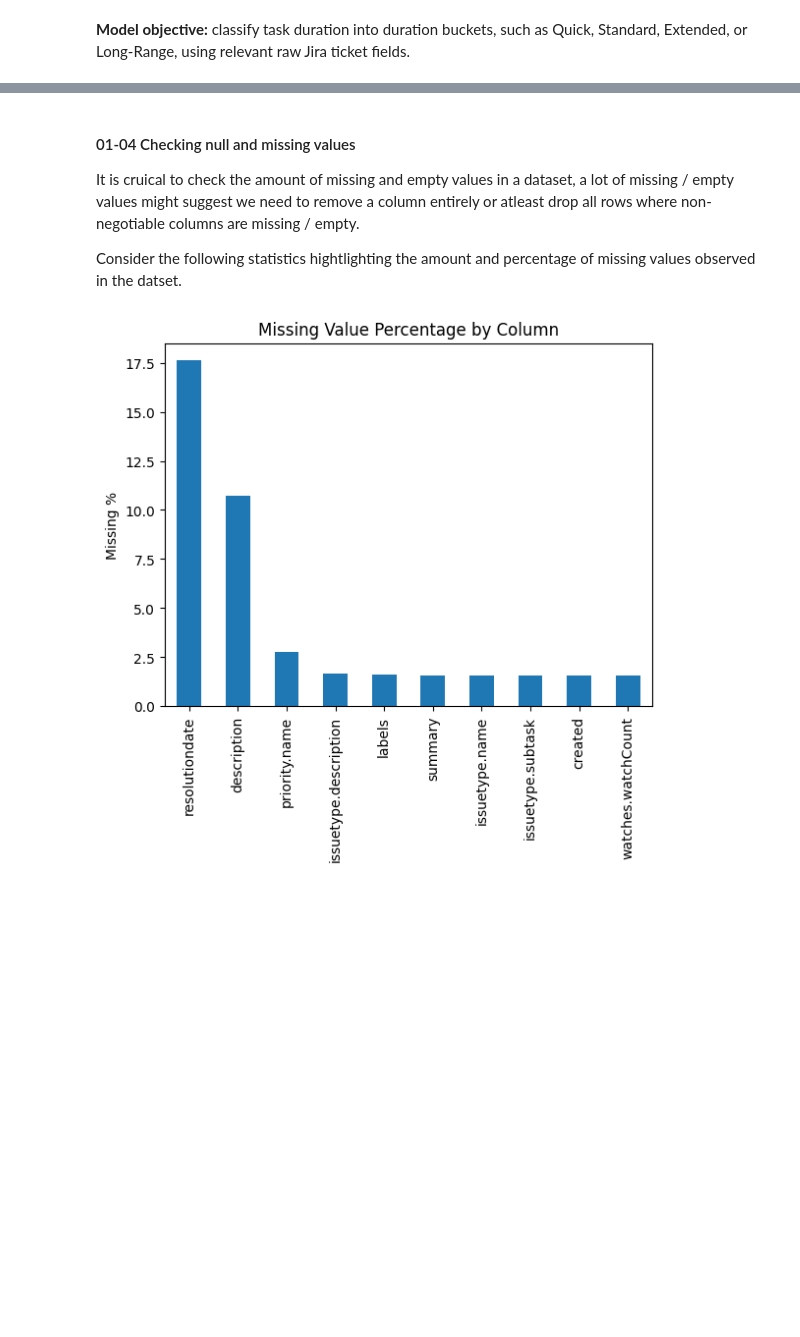
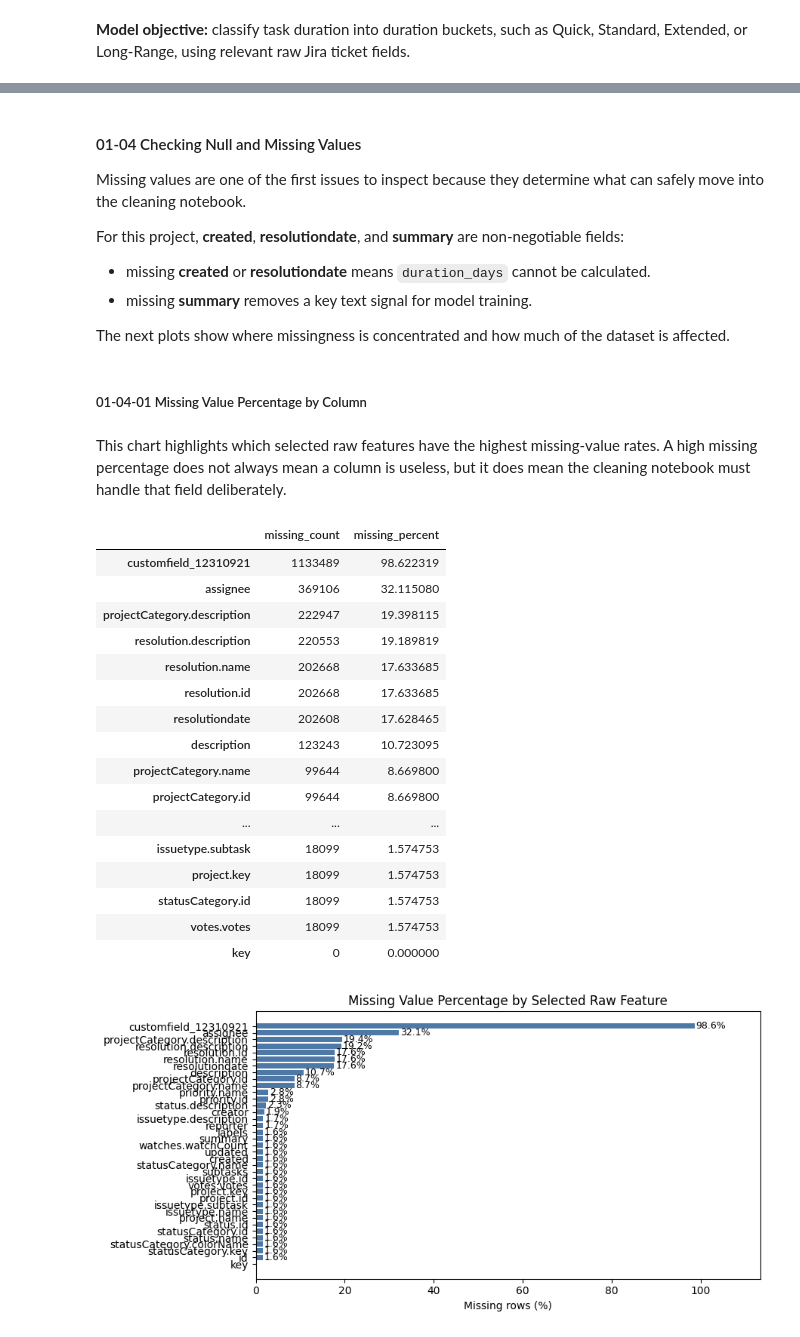
Before and after one commit to OmarElgaafary/Task-Duration-Classifier, a Jupyter notebook: notebooks/01_exploratory_data_analysis.ipynb, the cells around one changed output, grey strips where cells are left out. Saved outputs shown, nothing was run; the diff lists cells and outputs as text; code cells hidden in the pictures; blank space fills up the shorter version.

Commit message:
feat: added-further-missing-value-visualization-image-box-charts-and-task-duration-distribution-figures

```diff
--- a/notebooks/01_exploratory_data_analysis.ipynb
+++ b/notebooks/01_exploratory_data_analysis.ipynb
@@ -94,18 +70,56 @@ memory usage: 532.0+ bytes
 # %% [markdown]
-#### 01-04 Checking null and missing values
+#### 01-04 Checking Null and Missing Values
 
-It is cruical to check the amount of missing and empty values in a dataset, a lot of missing / empty values might suggest we need to remove a column entirely or atleast drop all rows where non-negotiable columns are missing / empty.
+Missing values are one of the first issues to inspect because they determine what can safely move into the cleaning notebook.
 
-Consider the following statistics hightlighting the amount and percentage of missing values observed in the datset.
+For this project, **created**, **resolutiondate**, and **summary** are non-negotiable fields:
+
+- missing **created** or **resolutiondate** means `duration_days` cannot be calculated.
+- missing **summary** removes a key text signal for model training.
+
+The next plots show where missingness is concentrated and how much of the dataset is affected.
+# %% [markdown]
+##### 01-04-01 Missing Value Percentage by Column
+# %% [markdown]
+This chart highlights which selected raw features have the highest missing-value rates. A high missing percentage does not always mean a column is useless, but it does mean the cleaning notebook must handle that field deliberately.
 # %%
 missing_table = pd.DataFrame({
     "missing_count": ticket_df.isna().sum(),
     "missing_percent": ticket_df.isna().mean() * 100
-}).sort_values("missing_percent", ascending=False)
+}).sort_values("missing_percent", ascending=True)
 
-missing_table["missing_percent"].plot(kind="bar")
-plt.title("Missing Value Percentage by Column")
-plt.ylabel("Missing %")
+display(missing_table.sort_values("missing_percent", ascending=False))
+
+fig, ax = plt.subplots(figsize=(9, 4.5))
+bars = ax.barh(missing_table.index, missing_table["missing_percent"], color="#4E79A7")
+ax.set_title("Missing Value Percentage by Selected Raw Feature")
+ax.set_xlabel("Missing rows (%)")
+ax.set_ylabel("")
+ax.set_xlim(0, max(5, missing_table["missing_percent"].max() * 1.15))
+
+for bar in bars:
+    value = bar.get_width()
+    if value > 0:
+        ax.text(value + 0.3, bar.get_y() + bar.get_height() / 2, f"{value:.1f}%", va="center", fontsize=9)
+
+plt.tight_layout()
 plt.show()
 # %% [output]
+|  | missing_count | missing_percent |
+| customfield_12310921 | 1133489 | 98.622319 |
+| assignee | 369106 | 32.115080 |
+| projectCategory.description | 222947 | 19.398115 |
+| resolution.description | 220553 | 19.189819 |
+| resolution.name | 202668 | 17.633685 |
+| resolution.id | 202668 | 17.633685 |
+| resolutiondate | 202608 | 17.628465 |
+| description | 123243 | 10.723095 |
+| projectCategory.name | 99644 | 8.669800 |
+| projectCategory.id | 99644 | 8.669800 |
+| ... | ... | ... |
+| issuetype.subtask | 18099 | 1.574753 |
+| project.key | 18099 | 1.574753 |
+| statusCategory.id | 18099 | 1.574753 |
+| votes.votes | 18099 | 1.574753 |
+| key | 0 | 0.000000 |
-[figure, old version]
+[figure, new version]
```
Also changed, not shown: parts of 19 cells of this notebook.
